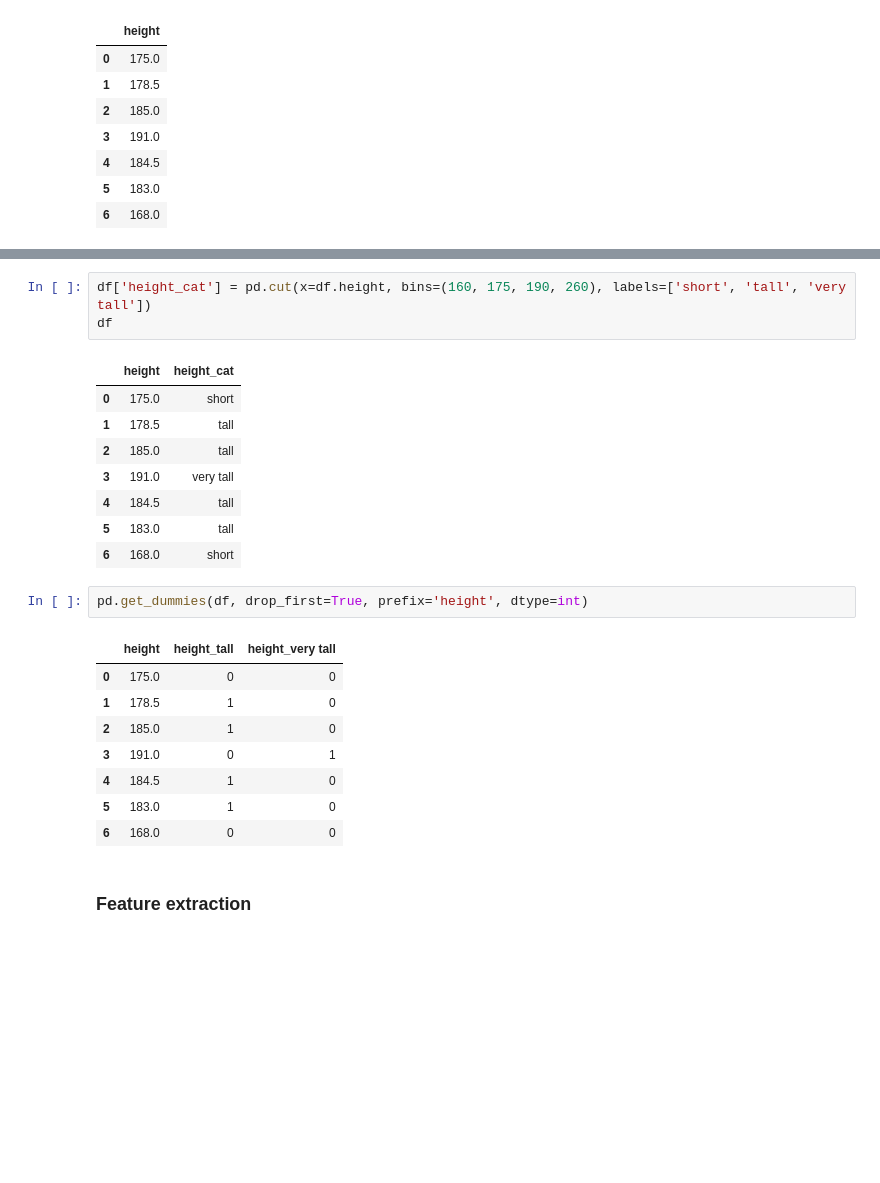
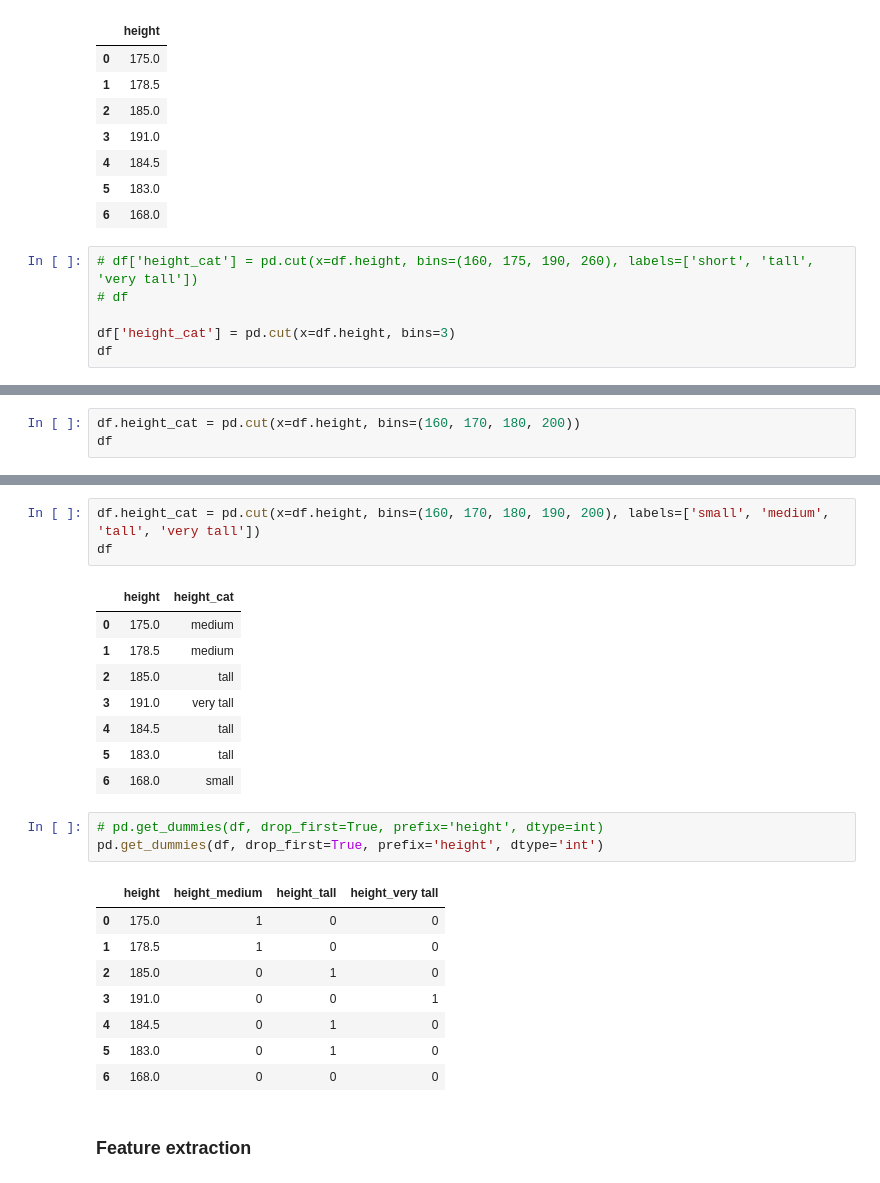
Before and after one commit to KarolinaK-14/ML, a Jupyter notebook: feature_extraction.ipynb, the cells around one changed output, grey strips where cells are left out. Drawn from its saved outputs; the diff is of its cells as text; blank space fills up the shorter version.

```diff
--- a/feature_extraction.ipynb
+++ b/feature_extraction.ipynb
@@ -101,3 +119,9 @@ df
 | 4 | 184.5 |
 | 5 | 183.0 |
 | 6 | 168.0 |
+# %%
+# df['height_cat'] = pd.cut(x=df.height, bins=(160, 175, 190, 260), labels=['short', 'tall', 'very tall'])
+# df
+
+df['height_cat'] = pd.cut(x=df.height, bins=3)
+df
@@ -103,0 +137,3 @@ df
+# %%
+df.height_cat = pd.cut(x=df.height, bins=(160, 170, 180, 200))
+df
@@ -104,26 +149,27 @@ df
 # %%
-df['height_cat'] = pd.cut(x=df.height, bins=(160, 175, 190, 260), labels=['short', 'tall', 'very tall'])
+df.height_cat = pd.cut(x=df.height, bins=(160, 170, 180, 190, 200), labels=['small', 'medium', 'tall', 'very tall'])
 df
 # %% [output]
 |  | height | height_cat |
-| 0 | 175.0 | short |
-| 1 | 178.5 | tall |
+| 0 | 175.0 | medium |
+| 1 | 178.5 | medium |
 | 2 | 185.0 | tall |
 | 3 | 191.0 | very tall |
 | 4 | 184.5 | tall |
 | 5 | 183.0 | tall |
-| 6 | 168.0 | short |
+| 6 | 168.0 | small |
 # %%
-pd.get_dummies(df, drop_first=True, prefix='height', dtype=int)
+# pd.get_dummies(df, drop_first=True, prefix='height', dtype=int)
+pd.get_dummies(df, drop_first=True, prefix='height', dtype='int')
 # %% [output]
-|  | height | height_tall | height_very tall |
-| 0 | 175.0 | 0 | 0 |
-| 1 | 178.5 | 1 | 0 |
-| 2 | 185.0 | 1 | 0 |
-| 3 | 191.0 | 0 | 1 |
-| 4 | 184.5 | 1 | 0 |
-| 5 | 183.0 | 1 | 0 |
-| 6 | 168.0 | 0 | 0 |
+|  | height | height_medium | height_tall | height_very tall |
+| 0 | 175.0 | 1 | 0 | 0 |
+| 1 | 178.5 | 1 | 0 | 0 |
+| 2 | 185.0 | 0 | 1 | 0 |
+| 3 | 191.0 | 0 | 0 | 1 |
+| 4 | 184.5 | 0 | 1 | 0 |
+| 5 | 183.0 | 0 | 1 | 0 |
+| 6 | 168.0 | 0 | 0 | 0 |
 # %% [markdown]
 ### <a name='5'></a> Feature extraction
 # %%
```
Also changed, not shown: parts of 20 cells of this notebook.
